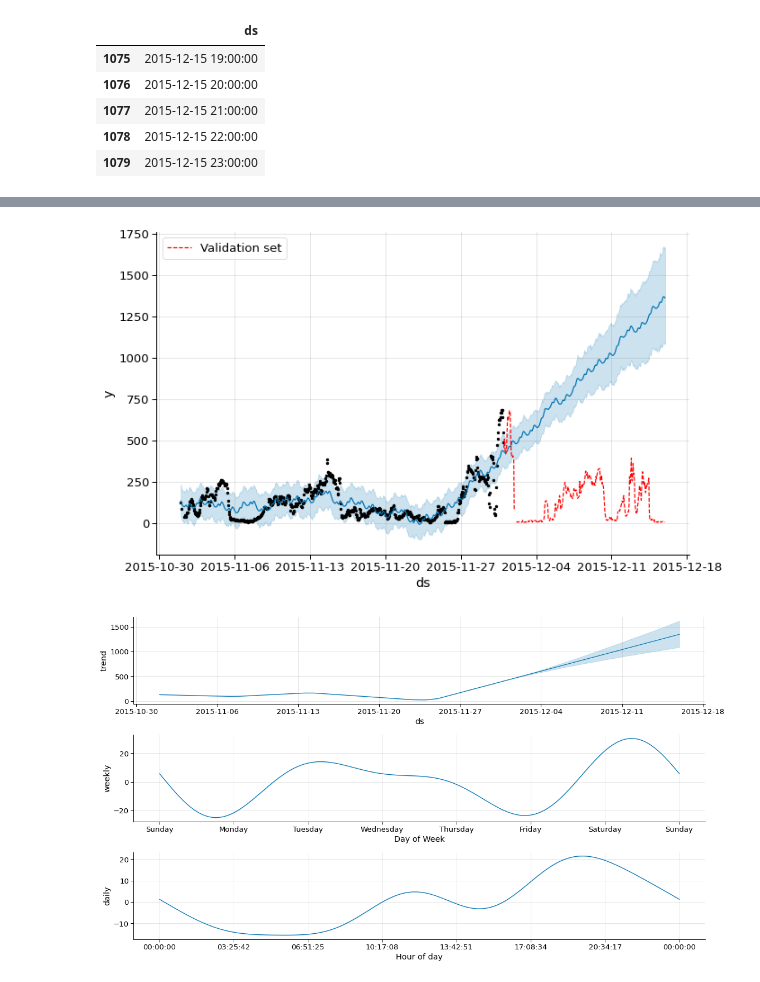
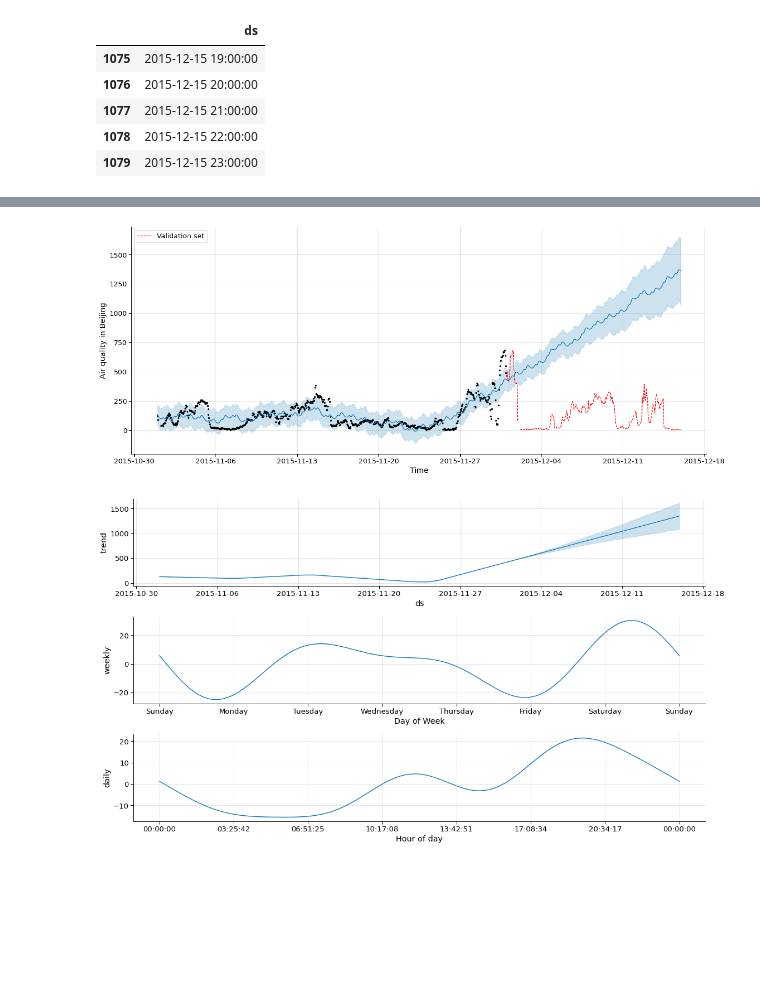
Before and after one commit to razielar/coursera_time_series_forecasting, a Jupyter notebook: time_series_analysis/week_3/3_fb_prophet/2_fb_prophet_exercise.ipynb, the cells around one changed output, grey strips where cells are left out. Cells and saved outputs as stored; diff of their text form; code cells hidden in the pictures; blank space fills up the shorter version.

```diff
--- a/time_series_analysis/week_3/3_fb_prophet/2_fb_prophet_exercise.ipynb
+++ b/time_series_analysis/week_3/3_fb_prophet/2_fb_prophet_exercise.ipynb
@@ -266,10 +266,10 @@ Index(['ds', 'trend', 'yhat_lower', 'yhat_upper', 'trend_lower', 'trend_upper',
 # %%
-m.plot(forecast)
+m.plot(forecast, figsize= (17,7), xlabel= "Time", ylabel= "Air quality in Beijing")
 plt.plot(df_test.y, 'r--', label= "Validation set")
 plt.legend(loc= 'upper left')
 plt.show()
 # %% [output]
-[figure, old version]
+[figure, new version]
 # %%
 forecase_components= m.plot_components(forecast, figsize= (16,9))
 # %% [output]
```
Also changed, not shown: parts of 7 cells of this notebook, 2 other files.
